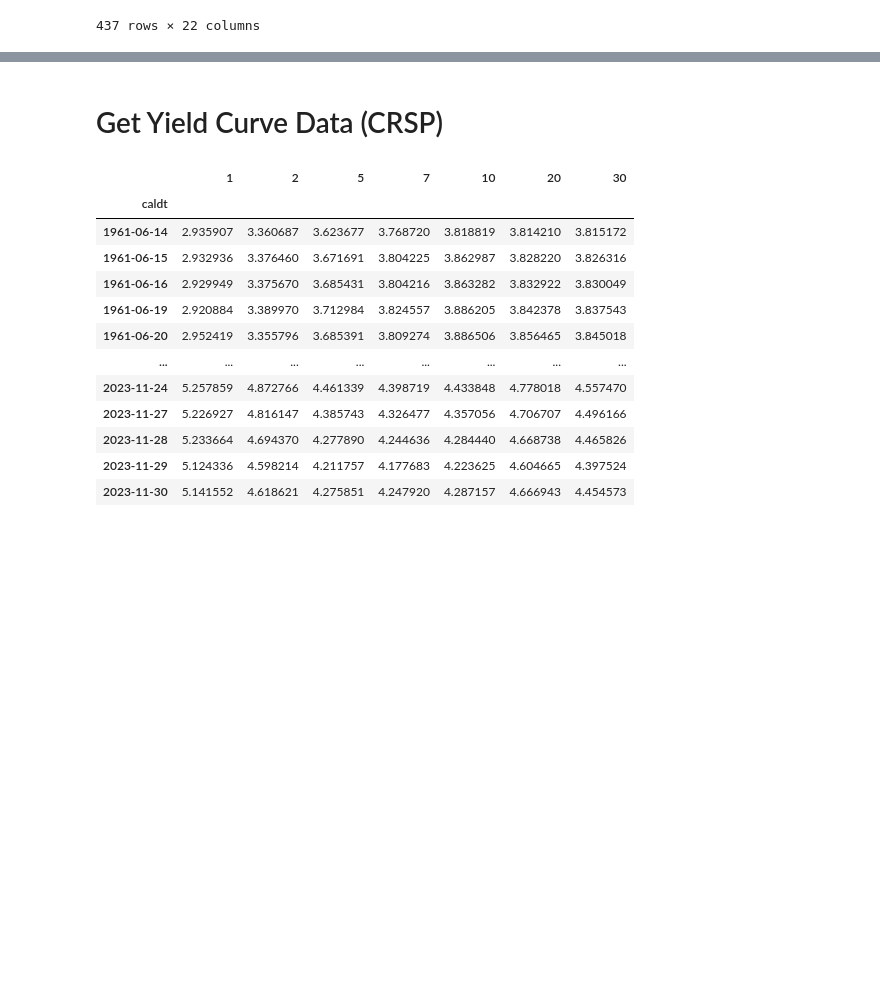
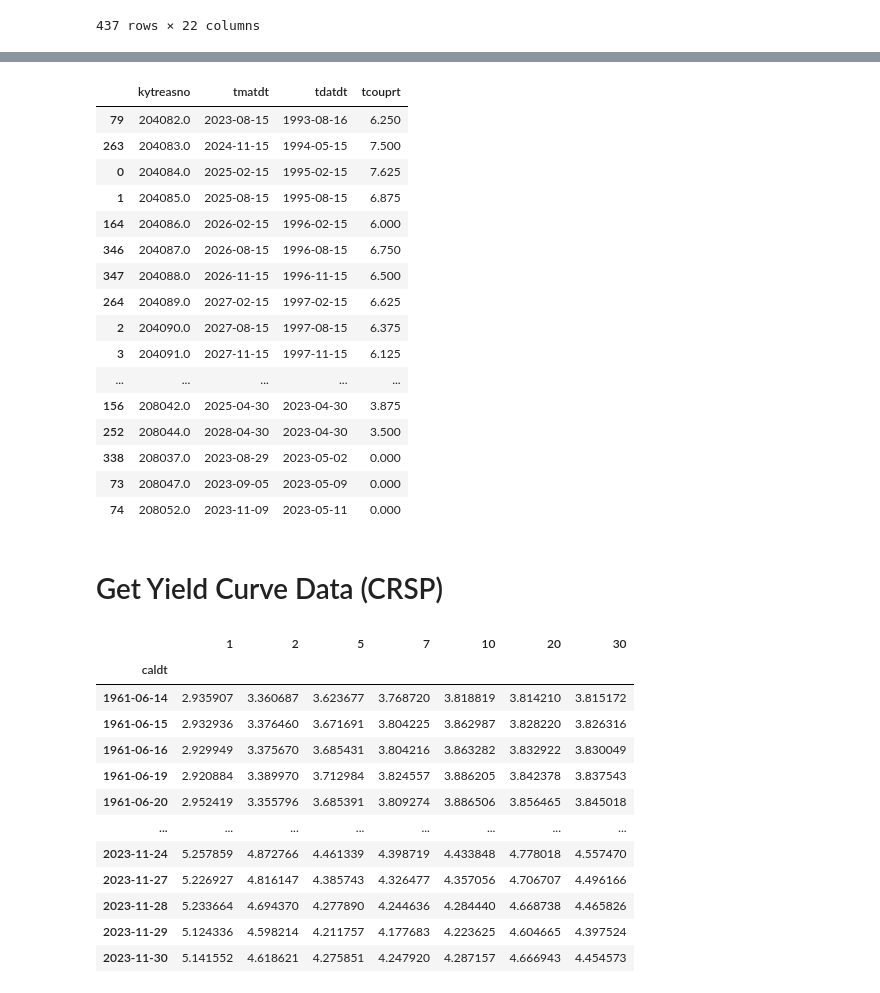
Before and after one commit to MarkHendricks/finm-fixedincome-2024, a Jupyter notebook: build_data/WRDS_Treasuries.ipynb, the cells around one changed output, grey strips where cells are left out. Cells and saved outputs as stored; diff of their text form; code cells hidden in the pictures; blank space fills up the shorter version.

```diff
--- a/build_data/WRDS_Treasuries.ipynb
+++ b/build_data/WRDS_Treasuries.ipynb
@@ -152,3 +162,24 @@ data
+# %%
+with pd.option_context('display.max_rows',None):
+    display(data.sort_values('tdatdt')[['kytreasno','tmatdt','tdatdt','tcouprt']])
+# %% [output]
+|  | kytreasno | tmatdt | tdatdt | tcouprt |
+| 79 | 204082.0 | 2023-08-15 | 1993-08-16 | 6.250 |
+| 263 | 204083.0 | 2024-11-15 | 1994-05-15 | 7.500 |
+| 0 | 204084.0 | 2025-02-15 | 1995-02-15 | 7.625 |
+| 1 | 204085.0 | 2025-08-15 | 1995-08-15 | 6.875 |
+| 164 | 204086.0 | 2026-02-15 | 1996-02-15 | 6.000 |
+| 346 | 204087.0 | 2026-08-15 | 1996-08-15 | 6.750 |
+| 347 | 204088.0 | 2026-11-15 | 1996-11-15 | 6.500 |
+| 264 | 204089.0 | 2027-02-15 | 1997-02-15 | 6.625 |
+| 2 | 204090.0 | 2027-08-15 | 1997-08-15 | 6.375 |
+| 3 | 204091.0 | 2027-11-15 | 1997-11-15 | 6.125 |
+| ... | ... | ... | ... | ... |
+| 156 | 208042.0 | 2025-04-30 | 2023-04-30 | 3.875 |
+| 252 | 208044.0 | 2028-04-30 | 2023-04-30 | 3.500 |
+| 338 | 208037.0 | 2023-08-29 | 2023-05-02 | 0.000 |
+| 73 | 208047.0 | 2023-09-05 | 2023-05-09 | 0.000 |
+| 74 | 208052.0 | 2023-11-09 | 2023-05-11 | 0.000 |
 # %% [markdown]
 # Get Yield Curve Data (CRSP)
 # %%
```
Also changed, not shown: parts of 6 cells of this notebook, 4 other files.
